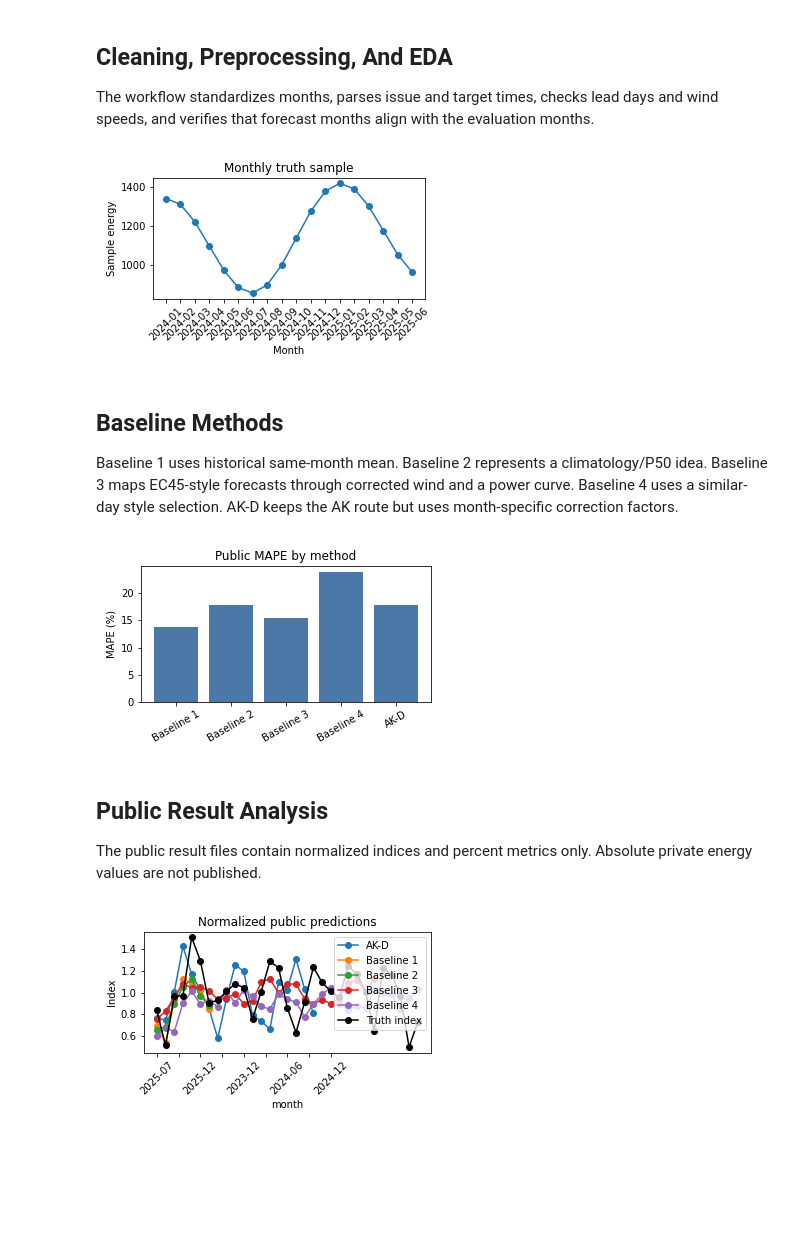
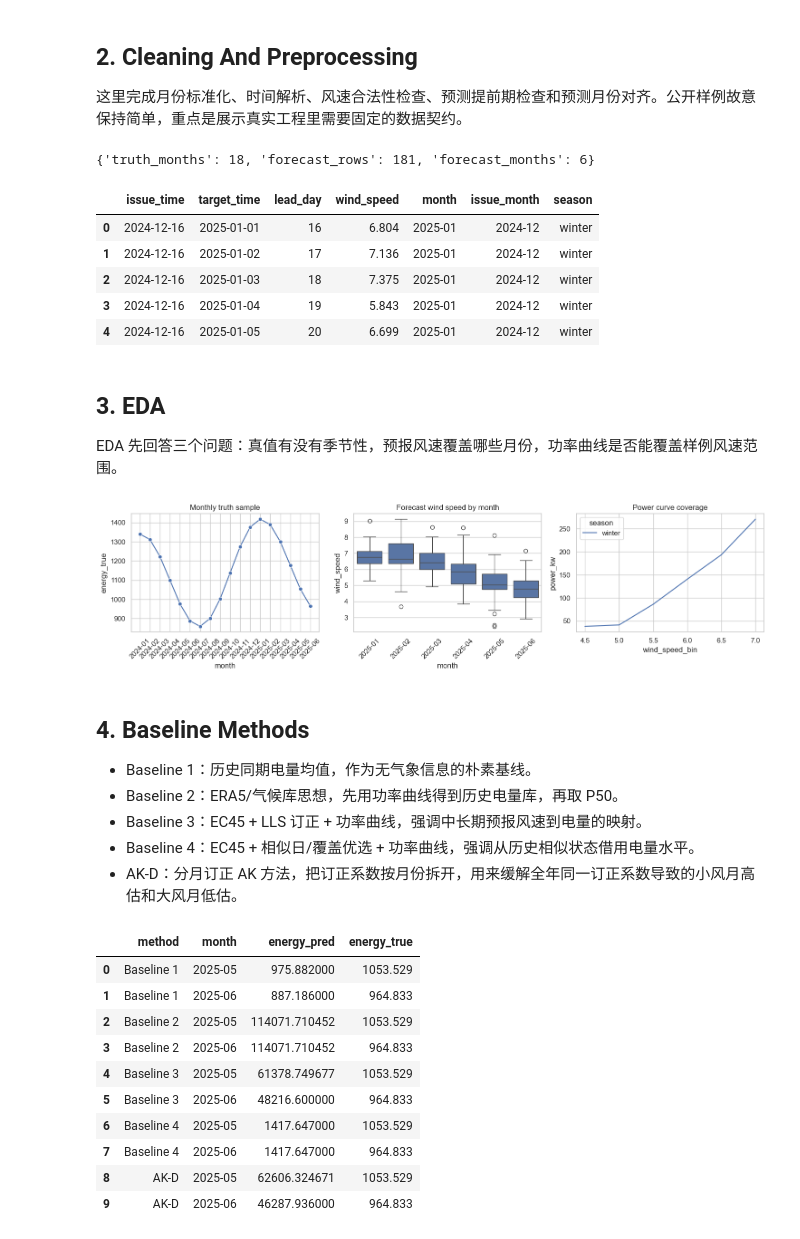
Before and after one commit to nastaranrazi1882-ops/wind-power-baselines, a Jupyter notebook: notebooks/02_point_forecast_baselines.ipynb, the cells around one changed output. Cells and saved outputs as stored; diff of their text form; code cells hidden in the pictures; blank space fills up the shorter version.

```diff
--- a/notebooks/02_point_forecast_baselines.ipynb
+++ b/notebooks/02_point_forecast_baselines.ipynb
@@ -9,17 +9,23 @@ Inputs include monthly truth, forecast wind speed, an empirical power curve, and
 # %%
 from pathlib import Path
 import sys
+
 PROJECT_ROOT = Path.cwd()
 if not (PROJECT_ROOT / 'src').exists():
     PROJECT_ROOT = PROJECT_ROOT.parent
 sys.path.insert(0, str(PROJECT_ROOT / 'src'))
+
+import matplotlib.pyplot as plt
 import pandas as pd
 import seaborn as sns
-import matplotlib.pyplot as plt
+
 from wind_power_baselines.baselines import build_all_baselines
 from wind_power_baselines.evaluation import evaluate_predictions, normalize_public_predictions
 from wind_power_baselines.preprocessing import clean_monthly_truth, prepare_forecast
+
+sns.set_theme(style='whitegrid')
 truth = pd.read_csv(PROJECT_ROOT / 'data_sample' / 'sample_monthly_truth.csv')
 forecast_raw = pd.read_csv(PROJECT_ROOT / 'data_sample' / 'sample_weather_forecast.csv')
 power_curve = pd.read_csv(PROJECT_ROOT / 'data_sample' / 'sample_power_curve.csv')
 correction = pd.read_csv(PROJECT_ROOT / 'data_sample' / 'sample_ak_monthly_correction.csv')
+truth.head(), forecast_raw.head(), power_curve.head(), correction.head()
@@ -26,32 +50,58 @@ correction = pd.read_csv(PROJECT_ROOT / 'data_sample' / 'sample_ak_monthly_corre
 # %% [markdown]
-## Cleaning, Preprocessing, And EDA
+## 2. Cleaning And Preprocessing
 
-The workflow standardizes months, parses issue and target times, checks lead days and wind speeds, and verifies that forecast months align with the evaluation months.
+这里完成月份标准化、时间解析、风速合法性检查、预测提前期检查和预测月份对齐。公开样例故意保持简单，重点是展示真实工程里需要固定的数据契约。
 # %%
 truth_clean = clean_monthly_truth(truth)
 forecast = prepare_forecast(forecast_raw)
-truth_clean.head(), forecast.head()
+print({'truth_months': len(truth_clean), 'forecast_rows': len(forecast), 'forecast_months': forecast['month'].nunique()})
+forecast.head()
 # %% [output]
-[figure, removed]
+{'truth_months': 18, 'forecast_rows': 181, 'forecast_months': 6}
+|  | issue_time | target_time | lead_day | wind_speed | month | issue_month | season |
+| 0 | 2024-12-16 | 2025-01-01 | 16 | 6.804 | 2025-01 | 2024-12 | winter |
+| 1 | 2024-12-16 | 2025-01-02 | 17 | 7.136 | 2025-01 | 2024-12 | winter |
+| 2 | 2024-12-16 | 2025-01-03 | 18 | 7.375 | 2025-01 | 2024-12 | winter |
+| 3 | 2024-12-16 | 2025-01-04 | 19 | 5.843 | 2025-01 | 2024-12 | winter |
+| 4 | 2024-12-16 | 2025-01-05 | 20 | 6.699 | 2025-01 | 2024-12 | winter |
 # %% [markdown]
-## Baseline Methods
+## 3. EDA
 
-Baseline 1 uses historical same-month mean. Baseline 2 represents a climatology/P50 idea. Baseline 3 maps EC45-style forecasts through corrected wind and a power curve. Baseline 4 uses a similar-day style selection. AK-D keeps the AK route but uses month-specific correction factors.
+EDA 先回答三个问题：真值有没有季节性，预报风速覆盖哪些月份，功率曲线是否能覆盖样例风速范围。
 # %%
-predictions = build_all_baselines(truth_clean, forecast, power_curve, correction)
-metrics = evaluate_predictions(predictions)
-public_predictions = normalize_public_predictions(predictions)
-metrics
+fig, axes = plt.subplots(1, 3, figsize=(15, 4))
+sns.lineplot(data=truth_clean, x='month', y='energy_true', marker='o', ax=axes[0])
+sns.boxplot(data=forecast, x='month', y='wind_speed', ax=axes[1])
+sns.lineplot(data=power_curve, x='wind_speed_bin', y='power_kw', hue='season', estimator='mean', errorbar=None, ax=axes[2])
+axes[0].tick_params(axis='x', rotation=45)
+axes[1].tick_params(axis='x', rotation=45)
+axes[0].set_title('Monthly truth sample')
+axes[1].set_title('Forecast wind speed by month')
+axes[2].set_title('Power curve coverage')
+fig.tight_layout()
 # %% [output]
-[figure, old version]
+[figure, new version]
 # %% [markdown]
-## Public Result Analysis
+## 4. Baseline Methods
 
-The public result files contain normalized indices and percent metrics only. Absolute private energy values are not published.
+- Baseline 1：历史同期电量均值，作为无气象信息的朴素基线。
+- Baseline 2：ERA5/气候库思想，先用功率曲线得到历史电量库，再取 P50。
+- Baseline 3：EC45 + LLS 订正 + 功率曲线，强调中长期预报风速到电量的映射。
+- Baseline 4：EC45 + 相似日/覆盖优选 + 功率曲线，强调从历史相似状态借用电量水平。
+- AK-D：分月订正 AK 方法，把订正系数按月份拆开，用来缓解全年同一订正系数导致的小风月高估和大风月低估。
 # %%
-public_metrics = pd.read_csv(PROJECT_ROOT / 'results_public' / 'public_metrics_summary.csv')
-public_monthly = pd.read_csv(PROJECT_ROOT / 'results_public' / 'public_monthly_predictions_index.csv')
-public_metrics
+predictions = build_all_baselines(truth_clean, forecast, power_curve, correction)
+predictions
 # %% [output]
-[figure, removed]
+|  | method | month | energy_pred | energy_true |
+| 0 | Baseline 1 | 2025-05 | 975.882000 | 1053.529 |
+| 1 | Baseline 1 | 2025-06 | 887.186000 | 964.833 |
+| 2 | Baseline 2 | 2025-05 | 114071.710452 | 1053.529 |
+| 3 | Baseline 2 | 2025-06 | 114071.710452 | 964.833 |
+| 4 | Baseline 3 | 2025-05 | 61378.749677 | 1053.529 |
+| 5 | Baseline 3 | 2025-06 | 48216.600000 | 964.833 |
+| 6 | Baseline 4 | 2025-05 | 1417.647000 | 1053.529 |
+| 7 | Baseline 4 | 2025-06 | 1417.647000 | 964.833 |
+| 8 | AK-D | 2025-05 | 62606.324671 | 1053.529 |
+| 9 | AK-D | 2025-06 | 46287.936000 | 964.833 |
 # %% [markdown]
```
Also changed, not shown: parts of 11 cells of this notebook, 13 other files.
